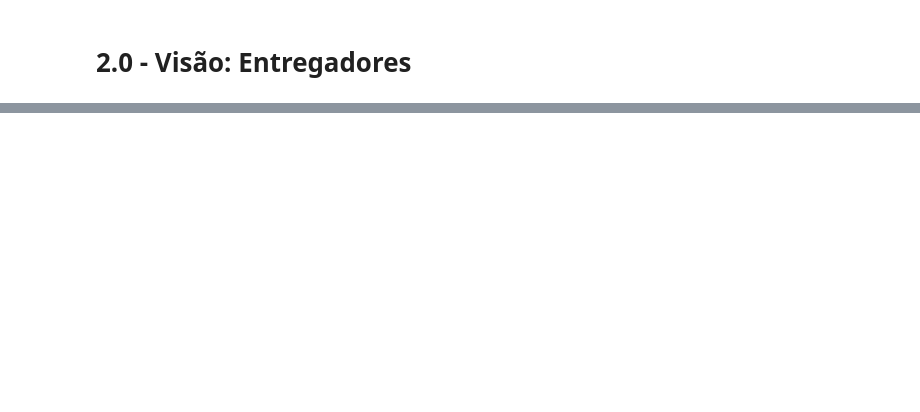
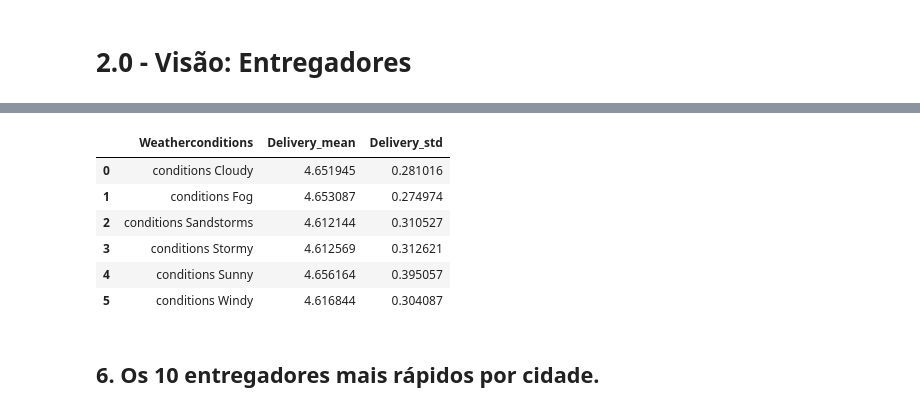
Before and after one commit to LinconSchafranski/ftc_curry_company, a Jupyter notebook: projeto_cury.ipynb, the cells around one changed output, grey strips where cells are left out. Saved outputs shown, nothing was run; the diff lists cells and outputs as text; code cells hidden in the pictures; blank space fills up the shorter version.

```diff
--- a/projeto_cury.ipynb
+++ b/projeto_cury.ipynb
@@ -234,0 +328,13 @@ map_
+# %%
+coluns = ['Weatherconditions' , 'Delivery_person_Ratings']
+df1.loc[: , coluns].groupby('Weatherconditions').agg(Delivery_mean=('Delivery_person_Ratings' , 'mean') , Delivery_std=('Delivery_person_Ratings' , 'std')).reset_index()
+# %% [output]
+|  | Weatherconditions | Delivery_mean | Delivery_std |
+| 0 | conditions Cloudy | 4.651945 | 0.281016 |
+| 1 | conditions Fog | 4.653087 | 0.274974 |
+| 2 | conditions Sandstorms | 4.612144 | 0.310527 |
+| 3 | conditions Stormy | 4.612569 | 0.312621 |
+| 4 | conditions Sunny | 4.656164 | 0.395057 |
+| 5 | conditions Windy | 4.616844 | 0.304087 |
+# %% [markdown]
+## 6. Os 10 entregadores mais rápidos por cidade.
```
Also changed, not shown: parts of 30 cells of this notebook.
